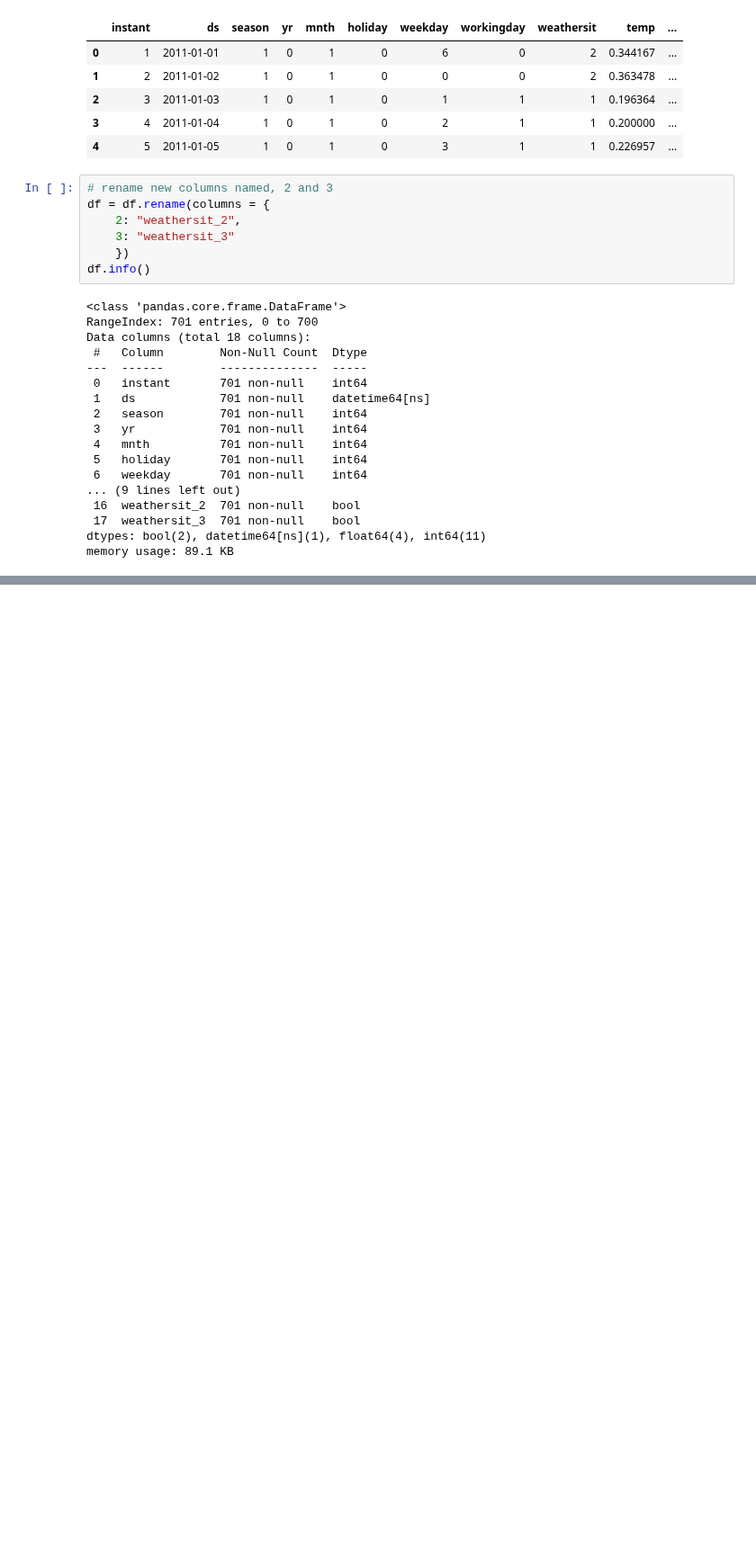
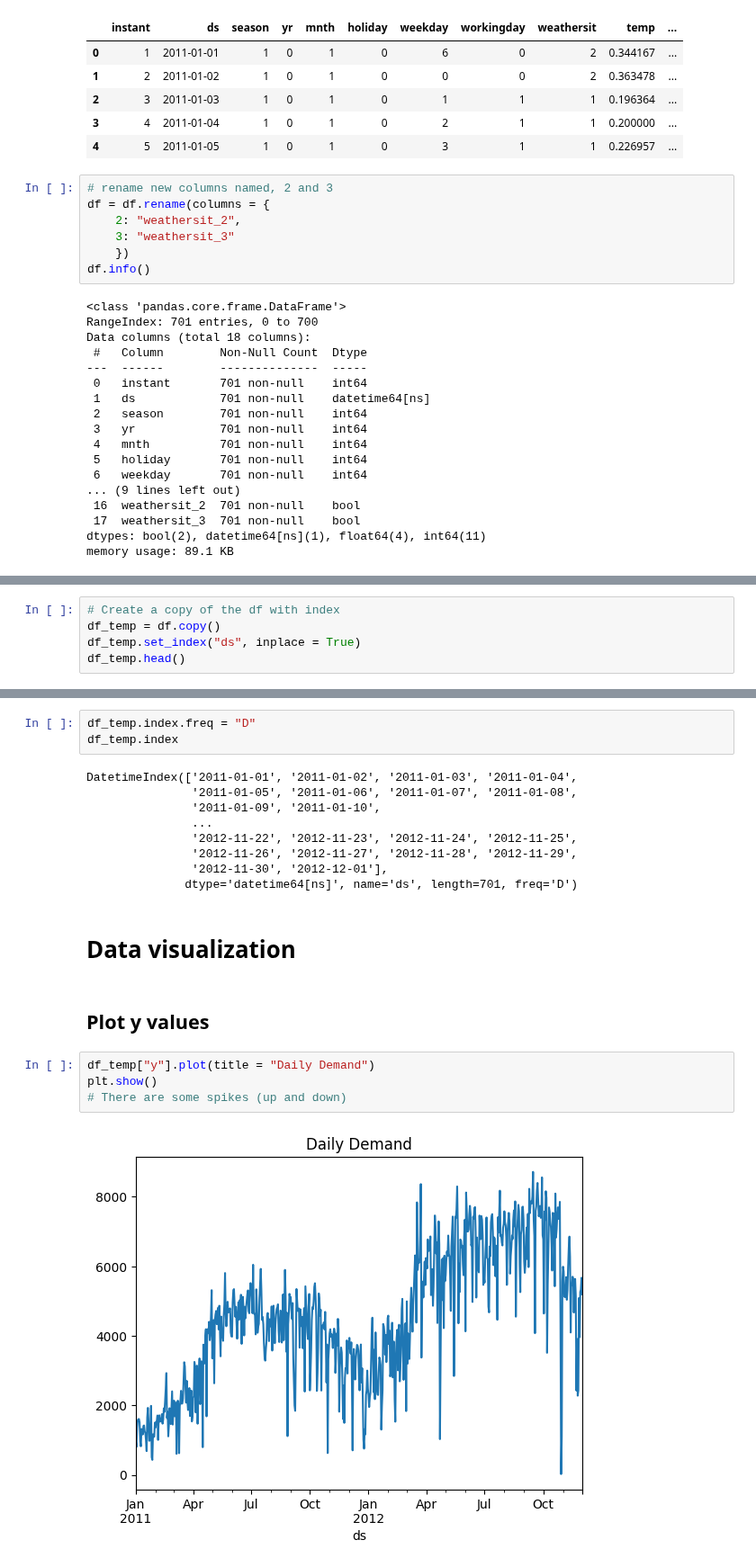
Before and after one commit to rizaho/ml_for_financial_analysis, a Jupyter notebook: 201_4_FACEBOOK_PROPHET.ipynb, the cells around one changed output, grey strips where cells are left out. Shown at 90% size. Drawn from its saved outputs; the diff is of its cells as text; blank space fills up the shorter version.

```diff
--- a/201_4_FACEBOOK_PROPHET.ipynb
+++ b/201_4_FACEBOOK_PROPHET.ipynb
@@ -131,0 +134,5 @@ df.head()
+# %%
+# Create a copy of the df with index
+df_temp = df.copy()
+df_temp.set_index("ds", inplace = True)
+df_temp.head()
@@ -131,0 +159,22 @@ df.head()
+# %%
+df_temp.index.freq = "D"
+df_temp.index
+# %% [output]
+DatetimeIndex(['2011-01-01', '2011-01-02', '2011-01-03', '2011-01-04',
+               '2011-01-05', '2011-01-06', '2011-01-07', '2011-01-08',
+               '2011-01-09', '2011-01-10',
+               ...
+               '2012-11-22', '2012-11-23', '2012-11-24', '2012-11-25',
+               '2012-11-26', '2012-11-27', '2012-11-28', '2012-11-29',
+               '2012-11-30', '2012-12-01'],
+              dtype='datetime64[ns]', name='ds', length=701, freq='D')
+# %% [markdown]
+# Data visualization
+# %% [markdown]
+## Plot y values
+# %%
+df_temp["y"].plot(title = "Daily Demand")
+plt.show()
+# There are some spikes (up and down)
+# %% [output]
+[figure, added]
```
Also changed, not shown: parts of 13 cells of this notebook.
